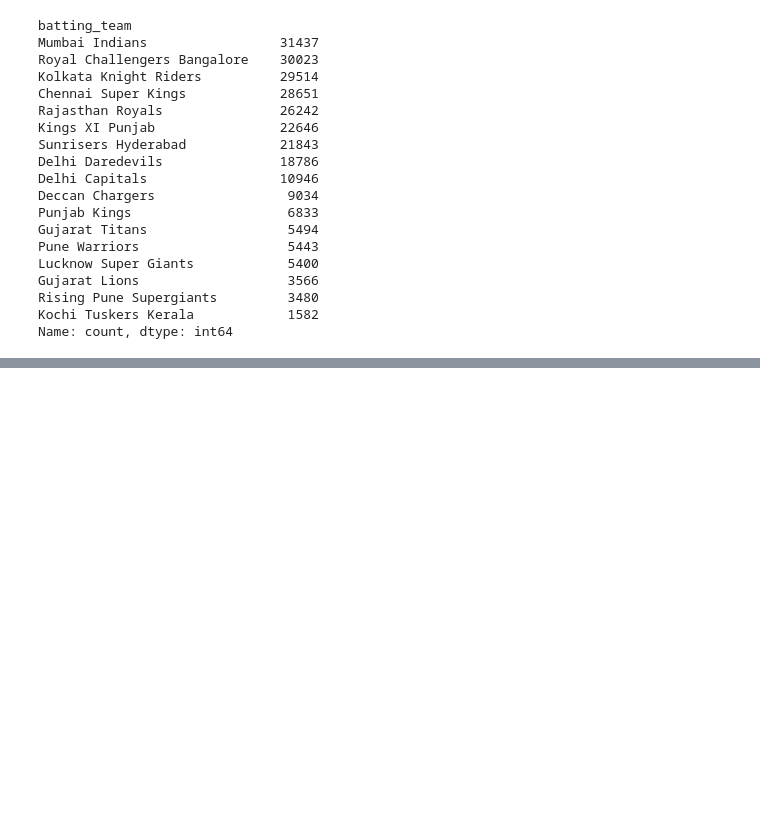
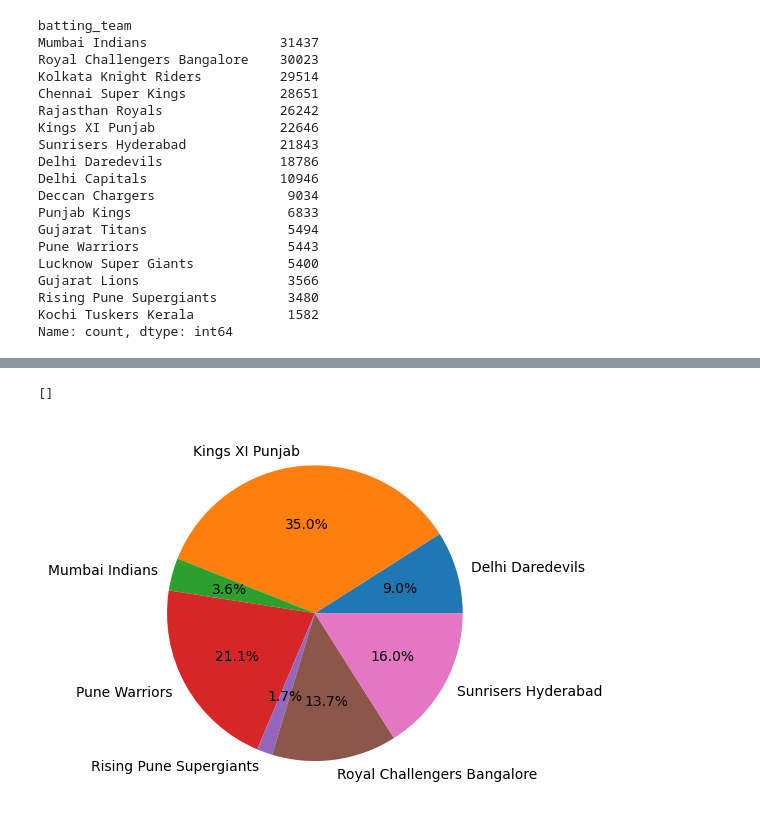
Before and after one commit to ahujan456/ipl-dash, a Jupyter notebook: src/Untitled.ipynb, the cells around one changed output, grey strips where cells are left out. Saved outputs shown, nothing was run; the diff lists cells and outputs as text; code cells hidden in the pictures; blank space fills up the shorter version.

Commit message:
batter analysis incomplete

```diff
--- a/src/Untitled.ipynb
+++ b/src/Untitled.ipynb
@@ -78,0 +197,9 @@ df.to_csv("D:\ipl-dashboard\data\deliveries_edited.csv")
+# %%
+lab = df.groupby(['batter', 'batting_team'])['batsman_runs'].sum()['Yuvraj Singh'].index
+fig, ax = plt.subplots()
+vals = df.groupby(['batter', 'batting_team'])['batsman_runs'].sum()['Yuvraj Singh'].to_list()
+ax.pie(vals, labels=lab, autopct='%1.1f%%')
+plt.plot()
+# %% [output]
+[]
+[figure, added]
```
Also changed, not shown: parts of 16 cells of this notebook, 1 other file.
